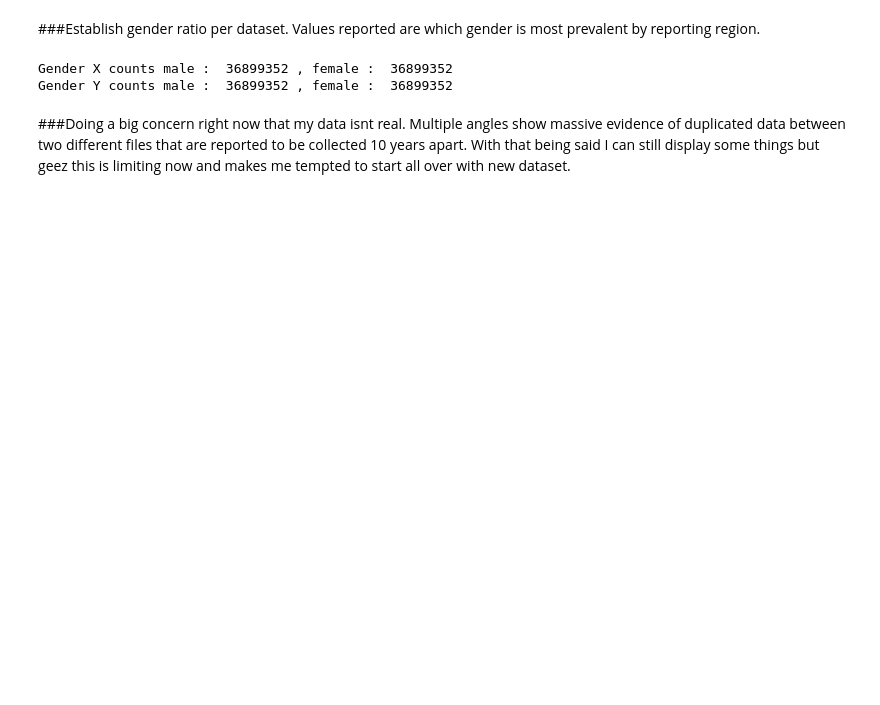
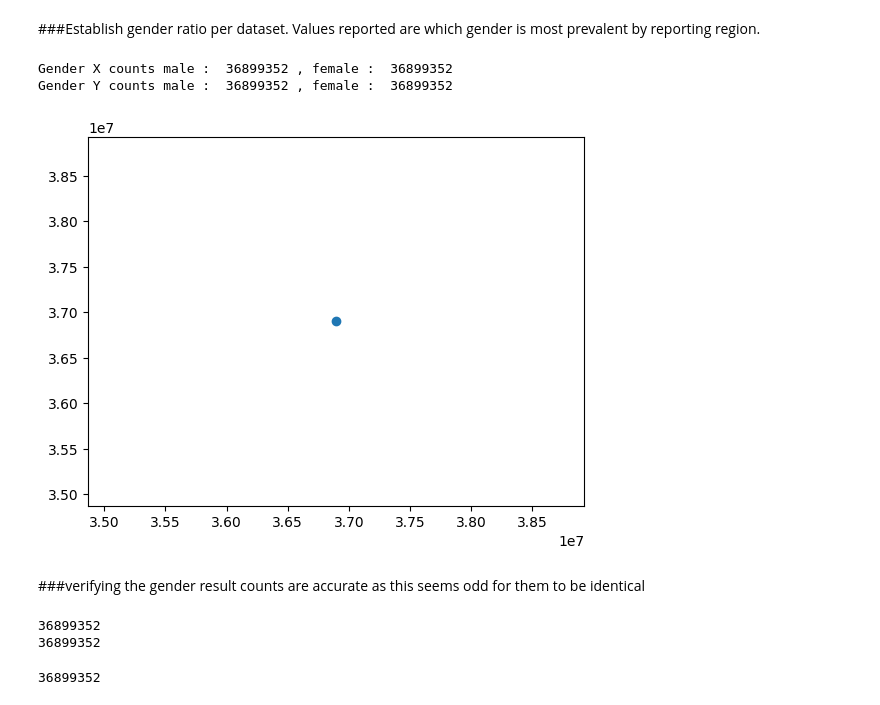
Before and after one commit to RobBecht/Population-Growth, a Jupyter notebook: PopGrowth.ipynb, the cells around one changed output. Cells and saved outputs as stored; diff of their text form; code cells hidden in the pictures; blank space fills up the shorter version.

```diff
--- a/PopGrowth.ipynb
+++ b/PopGrowth.ipynb
@@ -94,8 +119,23 @@ print("Gender Y counts male : ", male_y, ", female : ", female_y)
 # %% [output]
 Gender X counts male :  36899352 , female :  36899352
 Gender Y counts male :  36899352 , female :  36899352
-# %% [markdown]
-###Doing a big concern right now that my data isnt real. Multiple angles show massive evidence of
-duplicated data between two different files that are reported to be collected 10 years apart.
-With that being said I can still display some things but geez this is limiting now and makes me
-tempted to start all over with new dataset.
+# %%
+plt.scatter(x = male_x, y = male_y),
+plt.show()
+# %% [output]
+[figure, added]
+# %% [markdown]
+###verifying the gender result counts are accurate as this seems odd for them to be identical
+# %%
+print(merged_data['gender_x'].value_counts()["male"])
+print(merged_data['gender_x'].value_counts()["female"])
+# %% [output]
+36899352
+36899352
+# %%
+count_male = merged_data['gender_x']=="male"
+count_male.sum()
+count_female = merged_data['gender_x']=="female"
+count_female.sum()
+# %% [output]
+36899352
```
Also changed, not shown: parts of 9 cells of this notebook.
